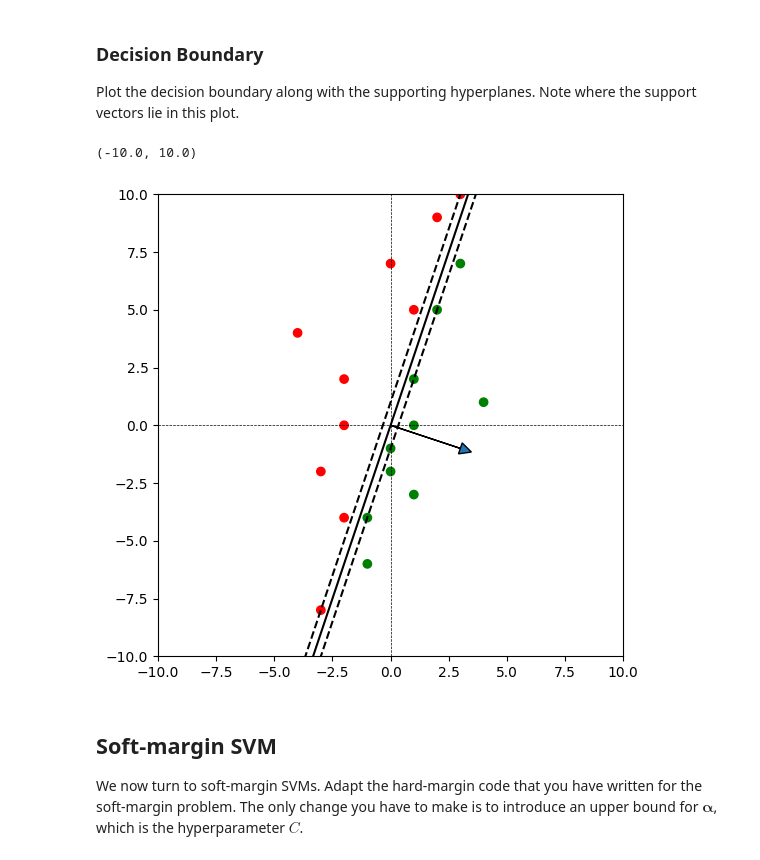
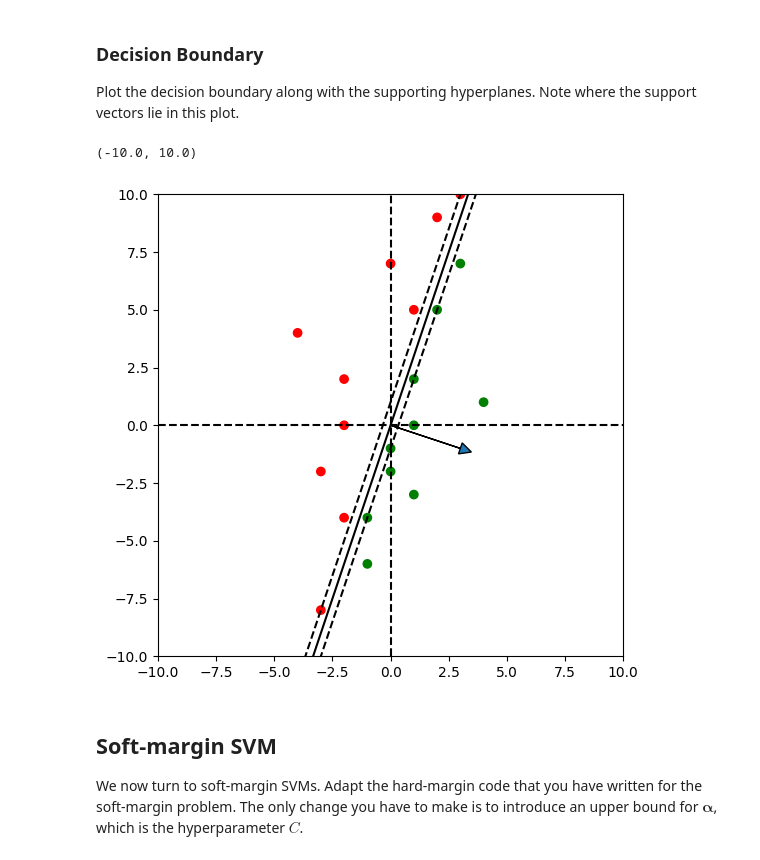
Before and after one commit to 21f1002963/MLT_WORKSHOP, a Jupyter notebook: SVM.ipynb, the cells around one changed output. Cells and saved outputs as stored; diff of their text form; code cells hidden in the pictures.

```diff
--- a/SVM.ipynb
+++ b/SVM.ipynb
@@ -177,20 +179,23 @@ array([ 2.99998762, -1.00002588])
 ### Decision Boundary
 
 Plot the decision boundary along with the supporting hyperplanes. Note where the support vectors lie in this plot.
-# %%
-plt.scatter(X[0, :], X[1, :], c = colors[y])
-x = np.linspace(-5, 5)
-plt.plot(x, -w_star[0] / w_star[1] * x, color = 'black')
-plt.plot(x, 1 / w_star[1] - w_star[0] / w_star[1] * x, color = 'black', linestyle = '--')
-plt.plot(x, -1 / w_star[1] - w_star[0] / w_star[1] * x, color = 'black', linestyle = '--')
-plt.axhline(color = 'black', linestyle = '--', linewidth = 0.5)
-plt.axvline(color = 'black', linestyle = '--', linewidth = 0.5)
-plt.arrow(0, 0, w_star[0], w_star[1], head_width = 0.5, head_length = 0.5)
-plt.xlim(-10, 10)
-plt.ylim(-10, 10)
-# %% [output]
-(-10.0, 10.0)
-[figure, removed]
+# %%
+colors = np.array(['', 'green', 'red'])
+plt.scatter(X[0, :], X[1, :], c = colors[y])
+plt.axhline(color = 'black', linestyle = '--')
+plt.axvline(color = 'black', linestyle = '--')
+plt.arrow(0, 0, w_star[0], w_star[1],
+          head_width = 0.5, head_length = 0.5)
+x = np.linspace(-5, 5)
+plt.plot(x, -w_star[0] * x / w_star[1], color = 'black')
+plt.plot(x, 1 / w_star[1] -w_star[0] * x / w_star[1], linestyle = '--', color = 'black')
+plt.plot(x, -1/ w_star[1] -w_star[0] * x / w_star[1], linestyle = '--', color = 'black')
+plt.xlim(-10, 10)
+plt.ylim(-10, 10)
+#plt.axis('equal')
+# %% [output]
+(-10.0, 10.0)
+[figure, added]
 # %% [markdown]
 ## Soft-margin SVM
 
```
Also changed, not shown: parts of 18 cells of this notebook.
